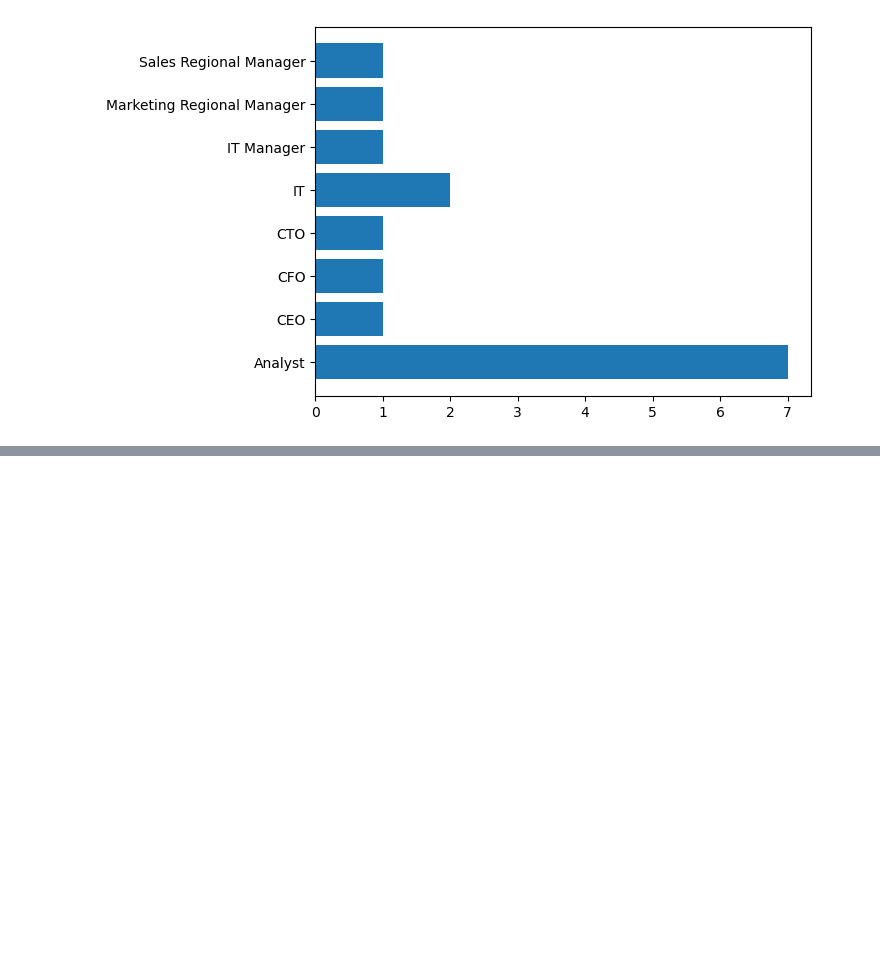
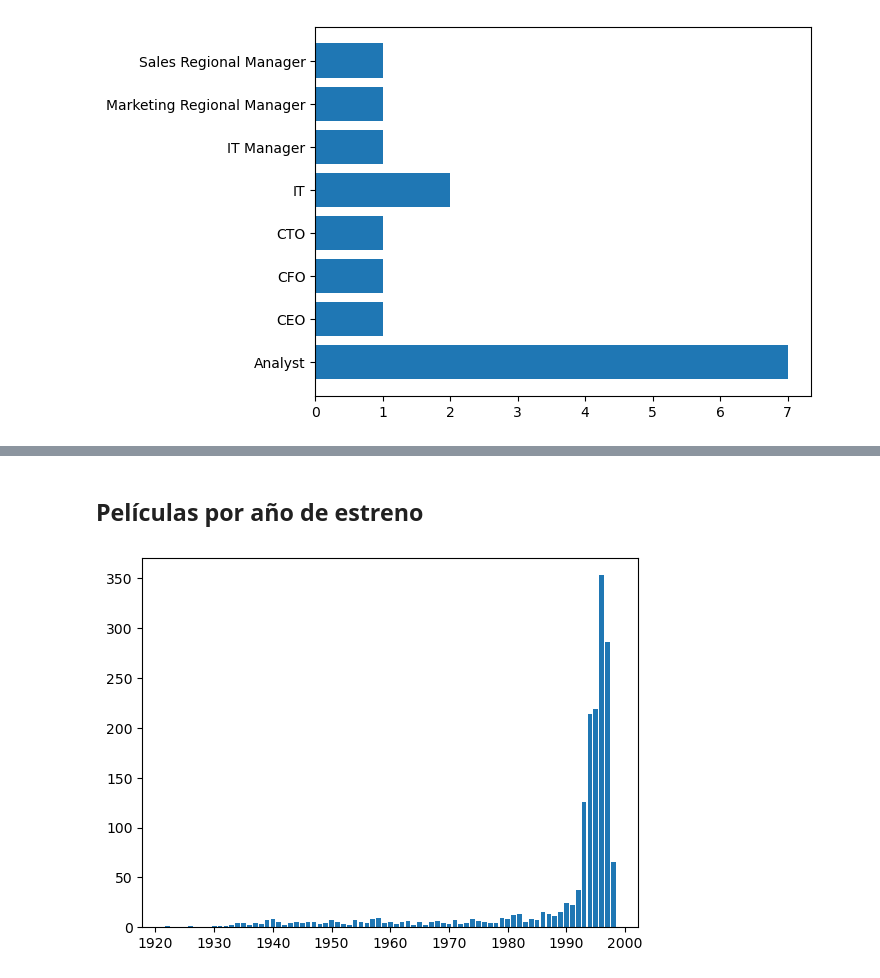
Before and after one commit to luispandolfi/DeepLearning2023_TP1_Gr1, a Jupyter notebook: TP_Integrador_Python-stats.ipynb, the cells around one changed output, grey strips where cells are left out. Cells and saved outputs as stored; diff of their text form; code cells hidden in the pictures; blank space fills up the shorter version.

Commit message:
cambios al collab stats

```diff
--- a/TP_Integrador_Python-stats.ipynb
+++ b/TP_Integrador_Python-stats.ipynb
@@ -169,0 +192,9 @@ plt.show()
+# %% [markdown]
+## Películas por año de estreno
+# %%
+stats_peliculas = Pelicula.get_stats(df_peliculas)
+peliculas_por_anio = stats_peliculas["peliculas_por_anio"]
+plt.bar(peliculas_por_anio.index, peliculas_por_anio.values)
+plt.show()
+# %% [output]
+[figure, added]
```
Also changed, not shown: parts of 7 cells of this notebook.
